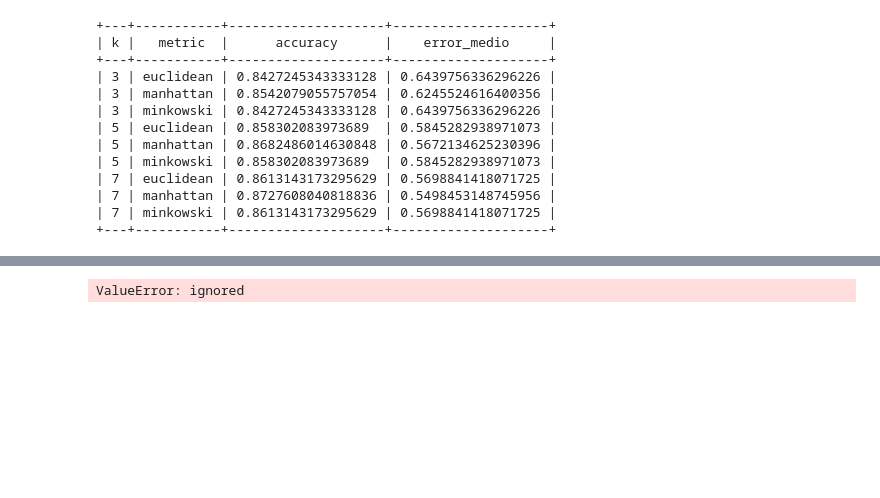
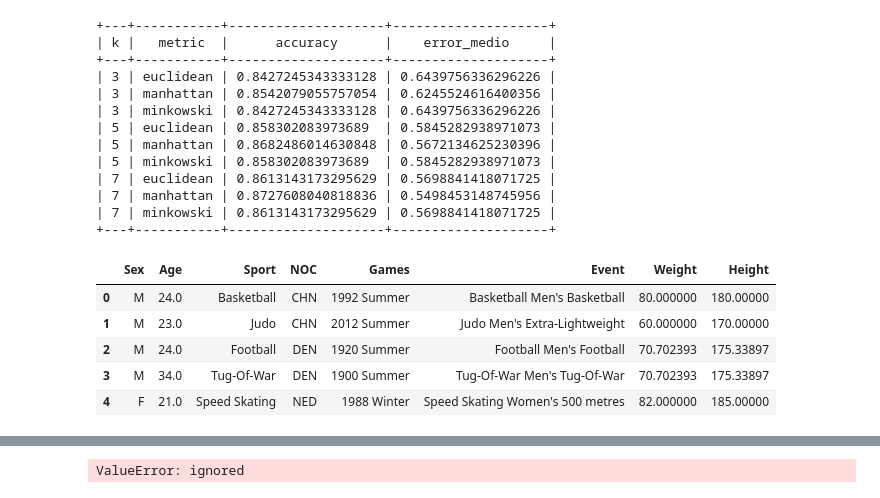
Before and after one commit to PilarAriasVazquez/L3, a Jupyter notebook: P1.ipynb, the cells around one changed output, grey strips where cells are left out. Saved outputs shown, nothing was run; the diff lists cells and outputs as text; code cells hidden in the pictures; blank space fills up the shorter version.

```diff
--- a/P1.ipynb
+++ b/P1.ipynb
@@ -375,3 +375,13 @@ print(table)
 | 7 | manhattan | 0.8727608040818836 | 0.5498453148745956 |
 | 7 | minkowski | 0.8613143173295629 | 0.5698841418071725 |
 +---+-----------+--------------------+--------------------+
+# %%
+dataPruebaX=df[['Sex', 'Age', 'Sport', 'NOC','Games', 'Event', 'Weight', 'Height']]
+dataPruebaX.head()
+# %% [output]
+|  | Sex | Age | Sport | NOC | Games | Event | Weight | Height |
+| 0 | M | 24.0 | Basketball | CHN | 1992 Summer | Basketball Men's Basketball | 80.000000 | 180.00000 |
+| 1 | M | 23.0 | Judo | CHN | 2012 Summer | Judo Men's Extra-Lightweight | 60.000000 | 170.00000 |
+| 2 | M | 24.0 | Football | DEN | 1920 Summer | Football Men's Football | 70.702393 | 175.33897 |
+| 3 | M | 34.0 | Tug-Of-War | DEN | 1900 Summer | Tug-Of-War Men's Tug-Of-War | 70.702393 | 175.33897 |
+| 4 | F | 21.0 | Speed Skating | NED | 1988 Winter | Speed Skating Women's 500 metres | 82.000000 | 185.00000 |
```
Also changed, not shown: parts of 3 cells of this notebook.
